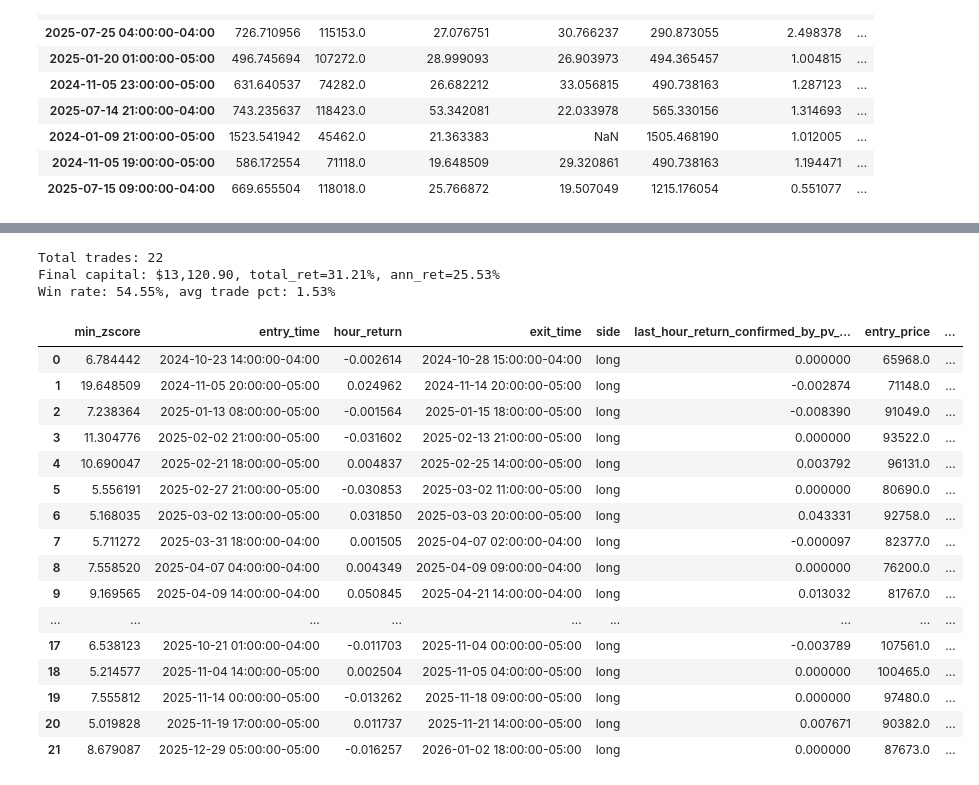
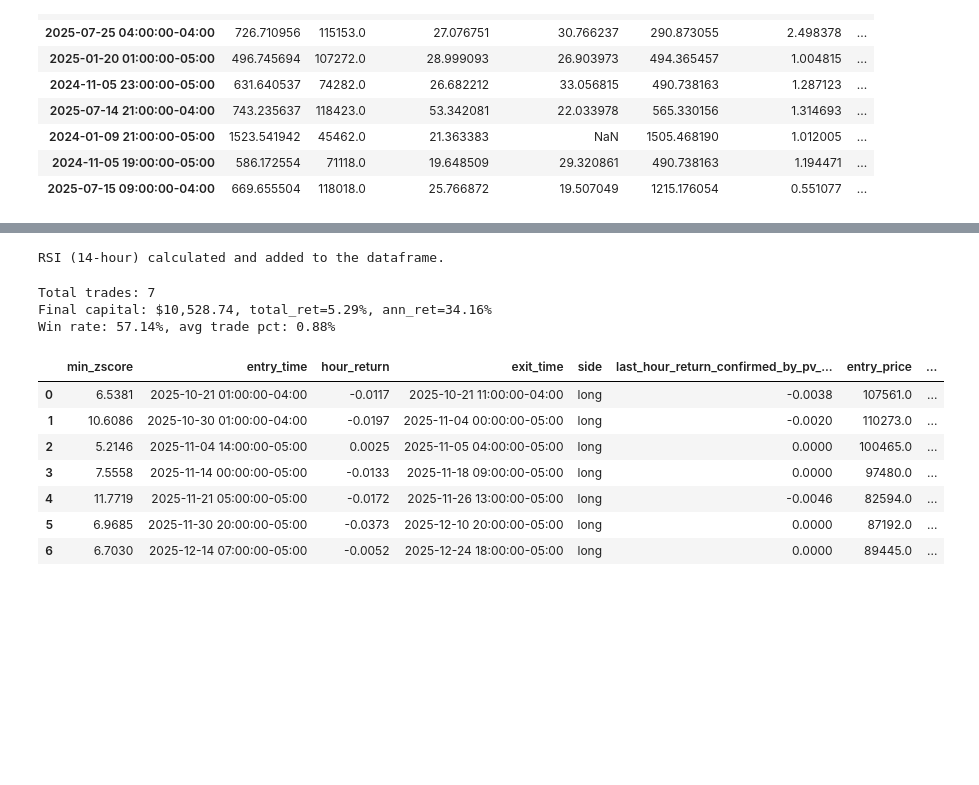
Before and after one commit to zhuyuqiang52/crypto, a Jupyter notebook: crypto_ana.ipynb, the cells around one changed output, grey strips where cells are left out. Drawn from its saved outputs; the diff is of its cells as text; code cells hidden in the pictures; blank space fills up the shorter version.

```diff
--- a/crypto_ana.ipynb
+++ b/crypto_ana.ipynb
@@ -1004,3 +1199,14 @@ plt.show()
+# %%
+# Calculate RSI on hourly data
+delta = hourly_vol_df['Close'].diff()
+gain = (delta.where(delta > 0, 0)).rolling(window=14*24).mean()
+loss = (-delta.where(delta < 0, 0)).rolling(window=14*24).mean()
+rs = gain / loss
+hourly_vol_df['rsi'] = 100 - (100 / (1 + rs))
+hourly_vol_df['rsi'] = hourly_vol_df['rsi'].fillna(50) # fill NaNs with neutral 50
+print("RSI (14-hour) calculated and added to the dataframe.")
+# %% [output]
+RSI (14-hour) calculated and added to the dataframe.
 # %%
 # Backtest: when `min_zscore > 20` then if previous 7-day return < 0 go long, else short; stop at 5% profit or 7-day scheduled exit; sequential trades, $10k principal
 import pandas as pd
@@ -1008,7 +1214,7 @@ import numpy as np
 
 principal = 10000.0
 tz = getattr(hourly_vol_df.index, 'tz', None)
-start = pd.Timestamp('2024-10-15', tz=tz)
+start = pd.Timestamp('2025-10-15', tz=tz)
 df = hourly_vol_df.sort_index().copy()
 df = df[df.index >= start].copy()
 if df.empty:
@@ -1072,26 +1278,18 @@ else:
             short_exit_days_int = max(short_exit_days_int, 3)  # minimum 3 days exit
         # check for trade signal
         if row.get('min_zscore', 0) > z_th:
-            # previous 7-day return based on hourly close (approx)
-            prev_time = t - pd.Timedelta(days=7)
-            prev_slice = df[(df.index < t) & (df.index >= prev_time)]
-            if prev_slice.empty:
+            # determine side using RSI
+            rsi_value = row.get('rsi', 50)  # Default to neutral if RSI is not available
+            if rsi_value < 30:
+                side = 1  # RSI indicates oversold, go long
+            elif rsi_value > 70:
+                side = -1  # RSI indicates overbought, go short
+            else:
                 i += 1
-                continue
-            prev7_ret = (row['Close'] / prev_slice['Close'].iloc[0]) - 1
-            prev2hr_ret = (row['Close'] / df.iloc[i-2]['Close']) - 1 if i>=2 else 0.0
-            # determine side
-            # if prev7_ret <0 and prev2hr_ret>0.01:
-            #     side = 1  # long
-            # elif prev7_ret >0 and prev2hr_ret<-0.01:
-            #     side = -1  # short
-            # else:
+                continue  # No clear signal from RSI
+            # if side ==-1:
             #     i+=1
-            #     continue  # no clear signal
-            side = 1 if prev7_ret < 0  else  -1  # 1=long, -1=short
-            if side ==-1:
-                i+=1
-                continue  # skip short trades for now
+            #     continue  # skip short trades for now
             # if np.sign(side)=np.sign(row.get('hour_return_confirmed_by_pv_corr', 0)):
             #     i+=1
             #     continue  # skip if not confirmed by price-volume correlation
@@ -1135,53 +1333,44 @@ else:
             trades.append({
 
                 'min_zscore': row.get('min_zscore', np.nan),
                 'entry_time': entry_time, 'hour_return':row.get('hour_return',np.nan),'exit_time': exit_time, 'side': 'long' if side==1 else 'short','last_hour_return_confirmed_by_pv_corr': row.get('hour_return_confirmed_by_pv_corr', np.nan),
                 'entry_price': entry_price, 'exit_price': exit_price, 'pct_return': pct, 'capital': capital,
                 'stop_loss_pct': stop_loss_pct, 'stop_gain_pct': stop_gain_pct,'recommented_exit_days': long_exit_days_int if side==1 else short_exit_days_int
             })
             capital_hist.append((exit_time, capital))
             # advance i to the first index after exit_time
             i = int(df.index.get_loc(exit_time)) + 1
         else:
             i += 1
     # summarize results
     trades_df = pd.DataFrame(trades) if trades else pd.DataFrame(columns=['entry_time'])
     print(f'Total trades: {len(trades_df)}')
     if not trades_df.empty:
         final_cap = capital_hist[-1][1]
         total_ret = final_cap / principal - 1
         start_dt = trades_df['entry_time'].min()
         end_dt = trades_df['exit_time'].max()
         days = (end_dt - start_dt).days if pd.notna(end_dt) and pd.notna(start_dt) else 0
         ann_ret = (final_cap / principal) ** (365 / days) - 1 if days>0 else np.nan
         win_rate = (trades_df['pct_return'] > 0).mean()
         avg_ret = trades_df['pct_return'].mean()
         print(f'Final capital: ${final_cap:,.2f}, total_ret={total_ret:.2%}, ann_ret={ann_ret:.2%}')
         print(f'Win rate: {win_rate:.2%}, avg trade pct: {avg_ret:.2%}')
-        display(trades_df)
+        display(trades_df.round(4))
     else:
         print('No trades executed under the rules.')
 # %% [output]
-Total trades: 22
-Final capital: $13,120.90, total_ret=31.21%, ann_ret=25.53%
-Win rate: 54.55%, avg trade pct: 1.53%
+Total trades: 7
+Final capital: $10,528.74, total_ret=5.29%, ann_ret=34.16%
+Win rate: 57.14%, avg trade pct: 0.88%
 |  | min_zscore | entry_time | hour_return | exit_time | side | last_hour_return_confirmed_by_pv_... | entry_price | ... |
-| 0 | 6.784442 | 2024-10-23 14:00:00-04:00 | -0.002614 | 2024-10-28 15:00:00-04:00 | long | 0.000000 | 65968.0 | ... |
-| 1 | 19.648509 | 2024-11-05 20:00:00-05:00 | 0.024962 | 2024-11-14 20:00:00-05:00 | long | -0.002874 | 71148.0 | ... |
-| 2 | 7.238364 | 2025-01-13 08:00:00-05:00 | -0.001564 | 2025-01-15 18:00:00-05:00 | long | -0.008390 | 91049.0 | ... |
-| 3 | 11.304776 | 2025-02-02 21:00:00-05:00 | -0.031602 | 2025-02-13 21:00:00-05:00 | long | 0.000000 | 93522.0 | ... |
-| 4 | 10.690047 | 2025-02-21 18:00:00-05:00 | 0.004837 | 2025-02-25 14:00:00-05:00 | long | 0.003792 | 96131.0 | ... |
-| 5 | 5.556191 | 2025-02-27 21:00:00-05:00 | -0.030853 | 2025-03-02 11:00:00-05:00 | long | 0.000000 | 80690.0 | ... |
-| 6 | 5.168035 | 2025-03-02 13:00:00-05:00 | 0.031850 | 2025-03-03 20:00:00-05:00 | long | 0.043331 | 92758.0 | ... |
-| 7 | 5.711272 | 2025-03-31 18:00:00-04:00 | 0.001505 | 2025-04-07 02:00:00-04:00 | long | -0.000097 | 82377.0 | ... |
-| 8 | 7.558520 | 2025-04-07 04:00:00-04:00 | 0.004349 | 2025-04-09 09:00:00-04:00 | long | 0.000000 | 76200.0 | ... |
-| 9 | 9.169565 | 2025-04-09 14:00:00-04:00 | 0.050845 | 2025-04-21 14:00:00-04:00 | long | 0.013032 | 81767.0 | ... |
-| ... | ... | ... | ... | ... | ... | ... | ... | ... |
-| 17 | 6.538123 | 2025-10-21 01:00:00-04:00 | -0.011703 | 2025-11-04 00:00:00-05:00 | long | -0.003789 | 107561.0 | ... |
-| 18 | 5.214577 | 2025-11-04 14:00:00-05:00 | 0.002504 | 2025-11-05 04:00:00-05:00 | long | 0.000000 | 100465.0 | ... |
-| 19 | 7.555812 | 2025-11-14 00:00:00-05:00 | -0.013262 | 2025-11-18 09:00:00-05:00 | long | 0.000000 | 97480.0 | ... |
-| 20 | 5.019828 | 2025-11-19 17:00:00-05:00 | 0.011737 | 2025-11-21 14:00:00-05:00 | long | 0.007671 | 90382.0 | ... |
-| 21 | 8.679087 | 2025-12-29 05:00:00-05:00 | -0.016257 | 2026-01-02 18:00:00-05:00 | long | 0.000000 | 87673.0 | ... |
+| 0 | 6.5381 | 2025-10-21 01:00:00-04:00 | -0.0117 | 2025-10-21 11:00:00-04:00 | long | -0.0038 | 107561.0 | ... |
+| 1 | 10.6086 | 2025-10-30 01:00:00-04:00 | -0.0197 | 2025-11-04 00:00:00-05:00 | long | -0.0020 | 110273.0 | ... |
+| 2 | 5.2146 | 2025-11-04 14:00:00-05:00 | 0.0025 | 2025-11-05 04:00:00-05:00 | long | 0.0000 | 100465.0 | ... |
+| 3 | 7.5558 | 2025-11-14 00:00:00-05:00 | -0.0133 | 2025-11-18 09:00:00-05:00 | long | 0.0000 | 97480.0 | ... |
+| 4 | 11.7719 | 2025-11-21 05:00:00-05:00 | -0.0172 | 2025-11-26 13:00:00-05:00 | long | -0.0046 | 82594.0 | ... |
+| 5 | 6.9685 | 2025-11-30 20:00:00-05:00 | -0.0373 | 2025-12-10 20:00:00-05:00 | long | 0.0000 | 87192.0 | ... |
+| 6 | 6.7030 | 2025-12-14 07:00:00-05:00 | -0.0052 | 2025-12-24 18:00:00-05:00 | long | 0.0000 | 89445.0 | ... |
 # %%
 # mark the trades on the price chart using dots
 fig, ax1 = plt.subplots(figsize=(14,6))
```
Also changed, not shown: parts of 26 cells of this notebook.
